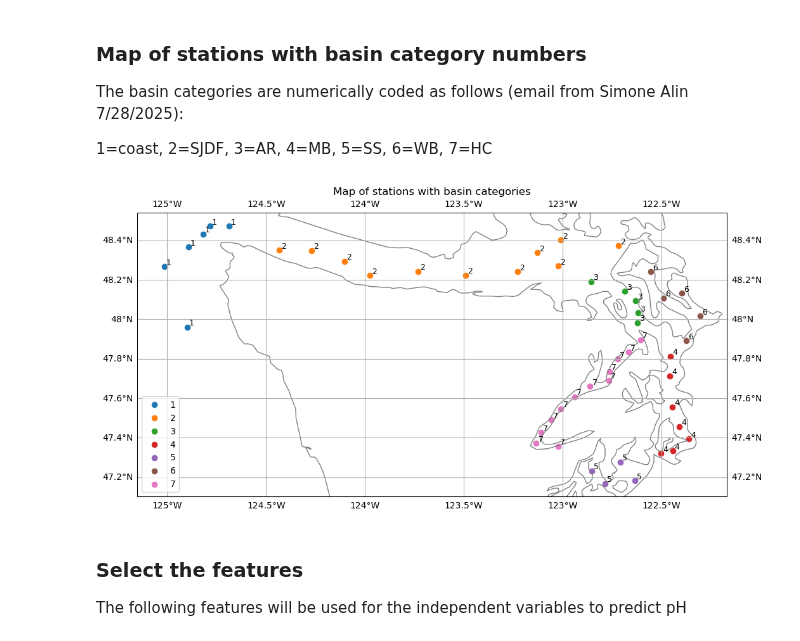
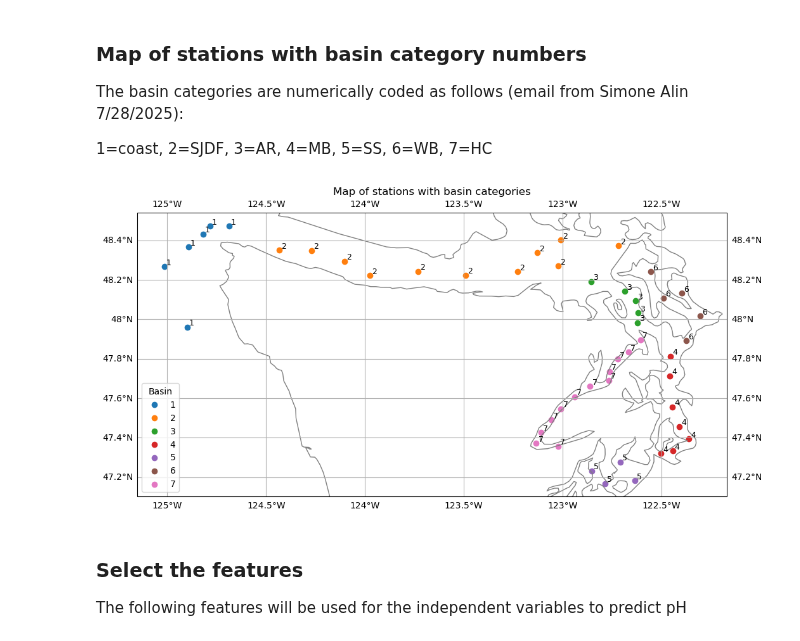
Before and after one commit to gjpelletier/PyMLR, a Jupyter notebook: Examples/SalishCruises_Regression_of_pH.ipynb, the cells around one changed output. Cells and saved outputs as stored; diff of their text form; code cells hidden in the pictures.

```diff
--- a/Examples/SalishCruises_Regression_of_pH.ipynb
+++ b/Examples/SalishCruises_Regression_of_pH.ipynb
@@ -139,35 +139,35 @@ longitudes = pivot_table['LONGITUDE_DEC']
 latitudes = pivot_table['LATITUDE_DEC']
 labels = pivot_table['basin']
 
 # Assign colors to each category
 categories = pivot_table['basin'].unique()
 color_map = {category: color for category, color in zip(categories, plt.cm.tab10.colors[:len(categories)])}
 
 # Create a map with coastlines
 fig, ax = plt.subplots(figsize=(12, 6),subplot_kw={'projection': ccrs.PlateCarree()})
 ax.set_title('Map of stations with basin categories')
 ax.coastlines(color='gray')
 
 # plot stations color-coded by basin
 for category, color in color_map.items():
     subset = pivot_table[pivot_table['basin'] == category]
     plt.scatter(subset['LONGITUDE_DEC'], subset['LATITUDE_DEC'], label=category, color=color, transform=ccrs.PlateCarree())
 
 # add labels
 for lon, lat, label in zip(longitudes, latitudes, labels):
     ax.text(lon + 0.01, lat + 0.01, str(label), fontsize=9, transform=ccrs.PlateCarree())
 
 # Add gridlines and legend
 ax.gridlines(draw_labels=True)
-ax.legend()
+ax.legend(title="Basin")
 
 plt.savefig('station_map_with_basins_seacarb_2008_to_2024.png',
     dpi=300, bbox_inches='tight')  # Save the frame as an image
 
 # Show the map
 plt.show()
 # %% [output]
-[figure, old version]
+[figure, new version]
 # %% [markdown]
 ### Select the features
 
```
